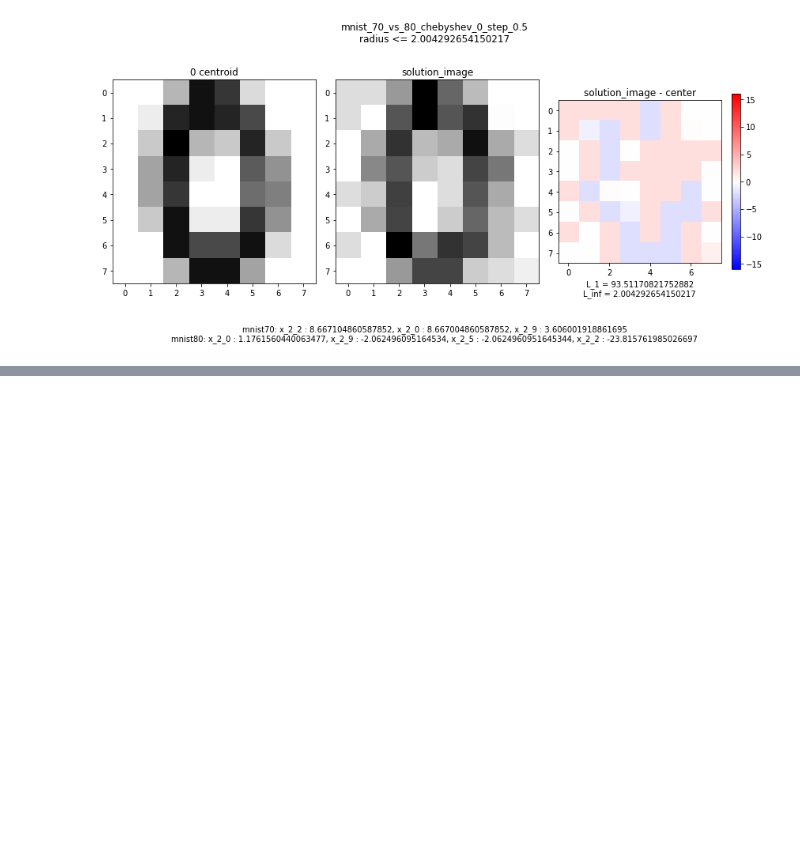
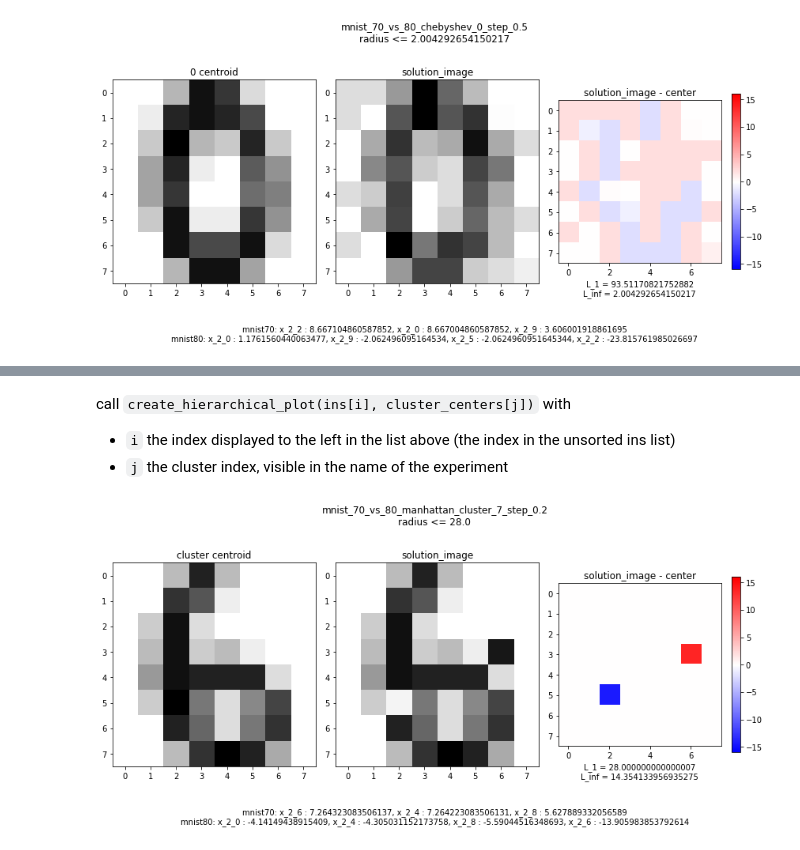
Before and after one commit to phK3/NNEquivalence, a Jupyter notebook: Evaluation/LogAnalysis.ipynb, the cells around one changed output, grey strips where cells are left out. Drawn from its saved outputs; the diff is of its cells as text; code cells hidden in the pictures; blank space fills up the shorter version.

Commit message:
Added evaluation of hierarchical clustering

```diff
--- a/Evaluation/LogAnalysis.ipynb
+++ b/Evaluation/LogAnalysis.ipynb
@@ -395,0 +410,23 @@ for i in range(len(ins)):
+# %%
+def load_hierarchical_data():
+    '''
+    returns a 3-tuple of (name, input, radius)
+    '''
+    named_ins = []
+    avg_dist = 98.90813648293964
+    dims = 64
+    steps = [1/20, 1/10, 1/5]
+
+    # 10 most dense clusters in hierarchical manhattan clustering of mnist8x8 training data
+    clusters_to_verify = pickle.load(open("Hierarchical_Clustering/to_verify.pickle", "rb"))
+
+    for s in steps:
+        for clno, cluster in enumerate(clusters_to_verify):
+            r = s * cluster.distance
+
+            name = 'mnist_70_vs_80_manhattan_cluster_{cl}_step_{s}'.format(cl=clno, s=s)
+
+            with open ('Hierarchical_Clustering/' + name + '.pickle', 'rb') as fp:
+                named_ins.append((name, pickle.load(fp), r))
+
+    return named_ins, clusters_to_verify
@@ -395,0 +487,13 @@ for i in range(len(ins)):
+# %%
+ins, clusters = load_hierarchical_data()
+
+cluster_centers = [c.center for c in clusters]
+
+ins_idx = [(named_in, idx) for idx, named_in in enumerate(ins)]
+
+cnt = 0
+for (name, inimg, radius), i in sorted(ins_idx, key=lambda x: x[0][0]):
+    if cnt % 3 == 0:
+        print('')
+    print('{idx}: {n}: radius = {r}, diff = {d}'.format(idx=i, n=name, r=radius, d=evaluate_outputs_diff(inimg)[1]))
+    cnt += 1
@@ -395,0 +518,9 @@ for i in range(len(ins)):
+# %% [markdown]
+call `create_hierarchical_plot(ins[i], cluster_centers[j])` with
+
+- `i` the index displayed to the left in the list above (the index in the unsorted ins list)
+- `j` the cluster index, visible in the name of the experiment
+# %%
+create_hierarchical_plot(ins[27], cluster_centers[7])
+# %% [output]
+[figure, added]
```
Also changed, not shown: parts of 8 cells of this notebook.
